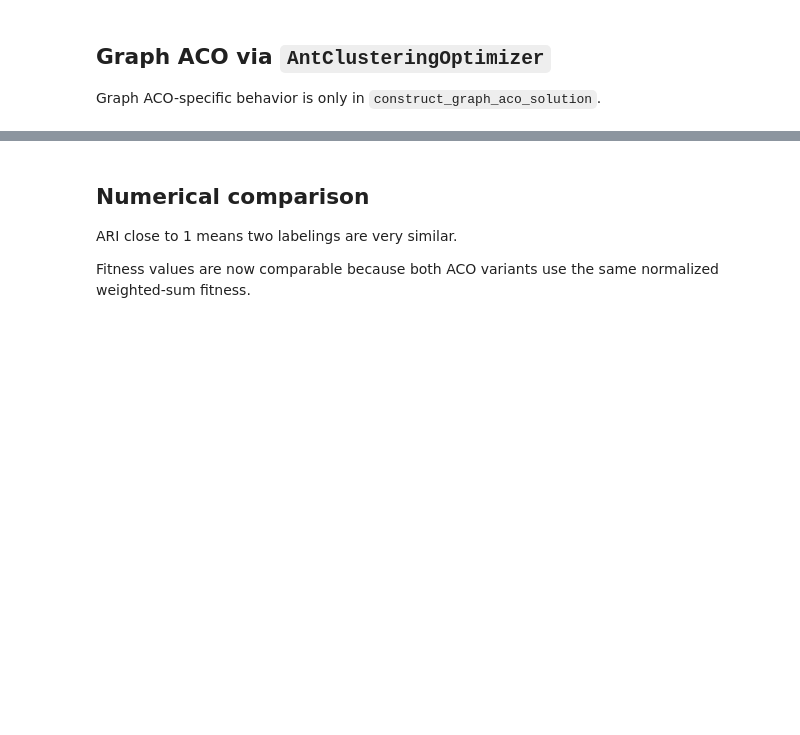
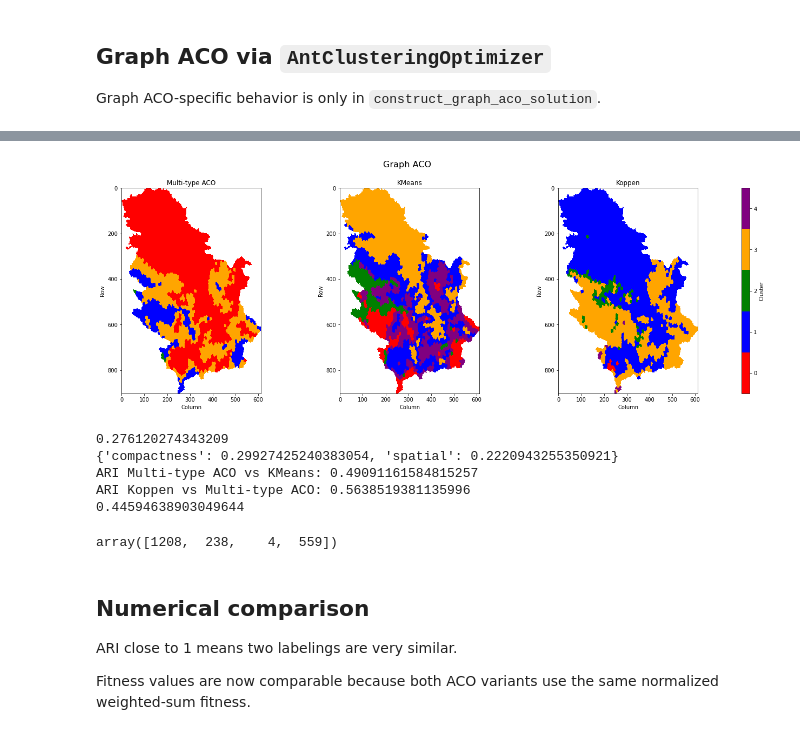
Before and after one commit to AleksandraRuzic/aco-climate-regionalization-serbia, a Jupyter notebook: notebooks/test_ant_optimizer_aco_refinement_kmeans.ipynb, the cells around one changed output, grey strips where cells are left out. Saved outputs shown, nothing was run; the diff lists cells and outputs as text; code cells hidden in the pictures; blank space fills up the shorter version.

```diff
--- a/notebooks/test_ant_optimizer_aco_refinement_kmeans.ipynb
+++ b/notebooks/test_ant_optimizer_aco_refinement_kmeans.ipynb
@@ -403,11 +622,11 @@ colonies = [
     #     "name": "centroid",
     #     "fn": centroid_heuristic,
     #     "params": {
-    #         "beta_graph": 3,
+    #         "beta_feature": 1,
     #     },
     # },
     {
-        "name": "centroid",
+        "name": "cohesion",
         "fn": graph_cohesion_heuristic,
         "params": {
             "beta_graph": 3,
@@ -424,7 +643,7 @@ colonies = [
         "name": "spatial",
         "fn": spatial_heuristic,
         "params": {
-            "beta_spatial": 3,
+            "beta_spatial": 1,
         },
     },
 ]
@@ -439,8 +658,11 @@ multi_type_aco = AntClusteringOptimizer(
         "alpha": 1,
     },
 
-    fitness_fn=fitness_weighted_sum,
-    fitness_kwargs=COMMON_FITNESS_KWARGS,
+    fitness_fn=snn_spatial_fitness,
+    fitness_kwargs={
+        **SNN_FITNESS_KWARGS,
+        **COMMON_FITNESS_KWARGS,
+    },
 
     pheromone_init_fn=initialize_node_cluster_pheromone,
     pheromone_init_kwargs=COMMON_PHEROMONE_INIT_KWARGS,
@@ -480,4 +702,52 @@ Iter 20/20 | iter_best=0.2849 | iter_mean=0.2946 | iter_std=0.0090 | global_best
 <moduli.ant_clustering_optimizer.AntClusteringOptimizer at 0x...>
+# %%
+plot_cluster_comparison(
+    df=df_model,
+    label_dict={
+        "Multi-type ACO": multi_type_aco.labels_,
+        "KMeans": kmeans.labels_,
+        "Koppen": koppen_labels["0"],
+    },
+    node_col=node_col,
+    n_clusters=N_CLUSTERS,
+    title=f"Graph ACO",
+)
+
+multi_type_aco_centroid_fitness, multi_type_aco_centroid_terms = fitness_weighted_sum(
+    X=X,
+    labels=multi_type_aco.labels_,
+    centroids=multi_type_aco.centroids_,
+    weights=weights,
+    neighbors=neighbors,
+    **CENTROID_FITNESS_KWARGS,
+    **COMMON_FITNESS_KWARGS,
+)
+print(multi_type_aco_centroid_fitness)
+print(multi_type_aco_centroid_terms)
+print("ARI Multi-type ACO vs KMeans:", adjusted_rand_score(multi_type_aco.labels_, kmeans.labels_))
+print("ARI Koppen vs Multi-type ACO:", adjusted_rand_score(multi_type_aco.labels_, koppen_labels["0"]))
+
+overall_multi_type_aco, per_cluster_multi_type_aco, merged_multi_type_aco = evaluate_label_set(
+    method_name="Multi-type ACO",
+    labels=multi_type_aco.labels_,
+    data_df=df_model,
+    node_col=node_col,
+    vegetation=vegetation,
+    legend=legend,
+)
+
+print(overall_multi_type_aco["weighted_combined_ecological_consistency"])
+# %% [output]
+[figure, added]
+0.276120274343209
+{'compactness': 0.29927425240383054, 'spatial': 0.2220943255350921}
+ARI Multi-type ACO vs KMeans: 0.49091161584815257
+ARI Koppen vs Multi-type ACO: 0.5638519381135996
+0.44594638903049644
+# %%
+np.bincount(multi_type_aco.labels_)
+# %% [output]
+array([1208,  238,    4,  559])
 # %% [markdown]
 ## Numerical comparison
 
```
Also changed, not shown: parts of 21 cells of this notebook, 5 other files.
